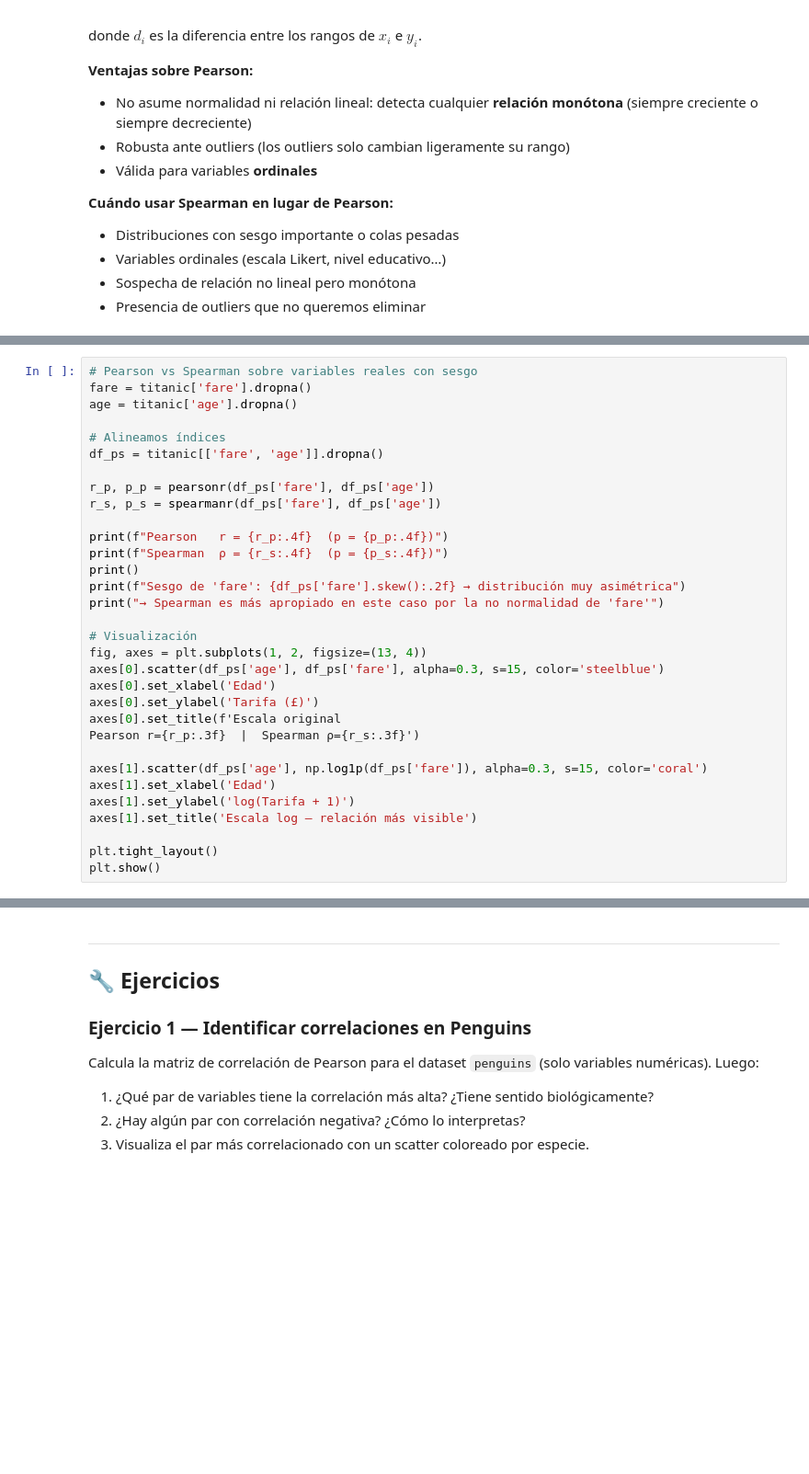
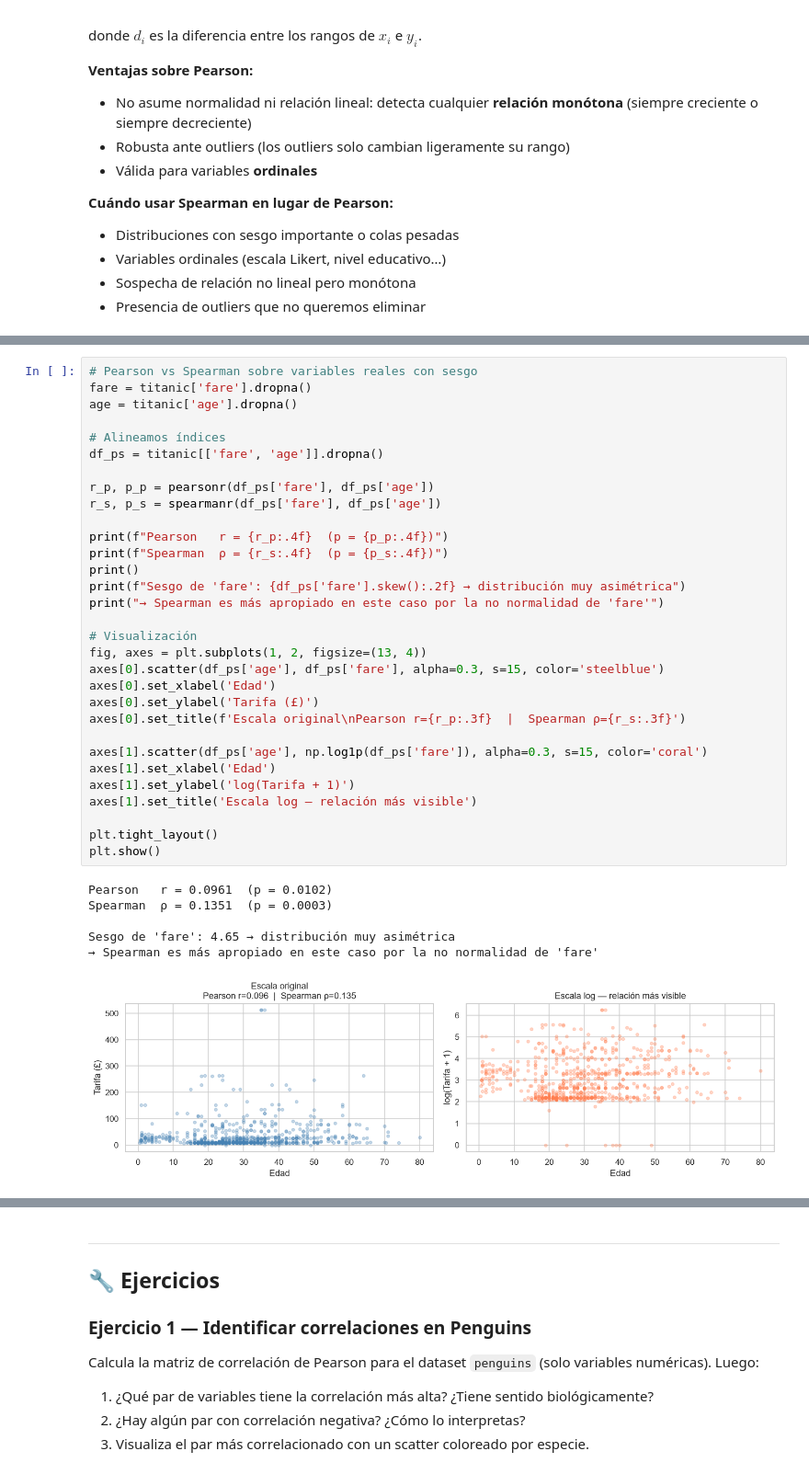
Before and after one commit to aalasan202/DLCD, a Jupyter notebook: UD2/Bloque_3_Correlacion/B3_S1_Concepto_Pearson_y_Spearman.ipynb, the cells around one changed output, grey strips where cells are left out. Shown at 92% size. Drawn from its saved outputs; the diff is of its cells as text; blank space fills up the shorter version.

```diff
--- a/UD2/Bloque_3_Correlacion/B3_S1_Concepto_Pearson_y_Spearman.ipynb
+++ b/UD2/Bloque_3_Correlacion/B3_S1_Concepto_Pearson_y_Spearman.ipynb
@@ -280,35 +298,41 @@ plt.show()
 # %%
 # Pearson vs Spearman sobre variables reales con sesgo
 fare = titanic['fare'].dropna()
 age = titanic['age'].dropna()
 
 # Alineamos índices
 df_ps = titanic[['fare', 'age']].dropna()
 
 r_p, p_p = pearsonr(df_ps['fare'], df_ps['age'])
 r_s, p_s = spearmanr(df_ps['fare'], df_ps['age'])
 
 print(f"Pearson   r = {r_p:.4f}  (p = {p_p:.4f})")
 print(f"Spearman  ρ = {r_s:.4f}  (p = {p_s:.4f})")
 print()
 print(f"Sesgo de 'fare': {df_ps['fare'].skew():.2f} → distribución muy asimétrica")
 print("→ Spearman es más apropiado en este caso por la no normalidad de 'fare'")
 
 # Visualización
 fig, axes = plt.subplots(1, 2, figsize=(13, 4))
 axes[0].scatter(df_ps['age'], df_ps['fare'], alpha=0.3, s=15, color='steelblue')
 axes[0].set_xlabel('Edad')
 axes[0].set_ylabel('Tarifa (£)')
-axes[0].set_title(f'Escala original
-Pearson r={r_p:.3f}  |  Spearman ρ={r_s:.3f}')
+axes[0].set_title(f'Escala original\nPearson r={r_p:.3f}  |  Spearman ρ={r_s:.3f}')
 
 axes[1].scatter(df_ps['age'], np.log1p(df_ps['fare']), alpha=0.3, s=15, color='coral')
 axes[1].set_xlabel('Edad')
 axes[1].set_ylabel('log(Tarifa + 1)')
 axes[1].set_title('Escala log — relación más visible')
 
 plt.tight_layout()
 plt.show()
+# %% [output]
+Pearson   r = 0.0961  (p = 0.0102)
+Spearman  ρ = 0.1351  (p = 0.0003)
+
+Sesgo de 'fare': 4.65 → distribución muy asimétrica
+→ Spearman es más apropiado en este caso por la no normalidad de 'fare'
+[figure, added]
 # %%
 # Función: matriz de correlación con Pearson y Spearman comparadas
 def comparar_correlaciones(df, columnas):
```
Also changed, not shown: parts of 9 cells of this notebook, 3 other files.
